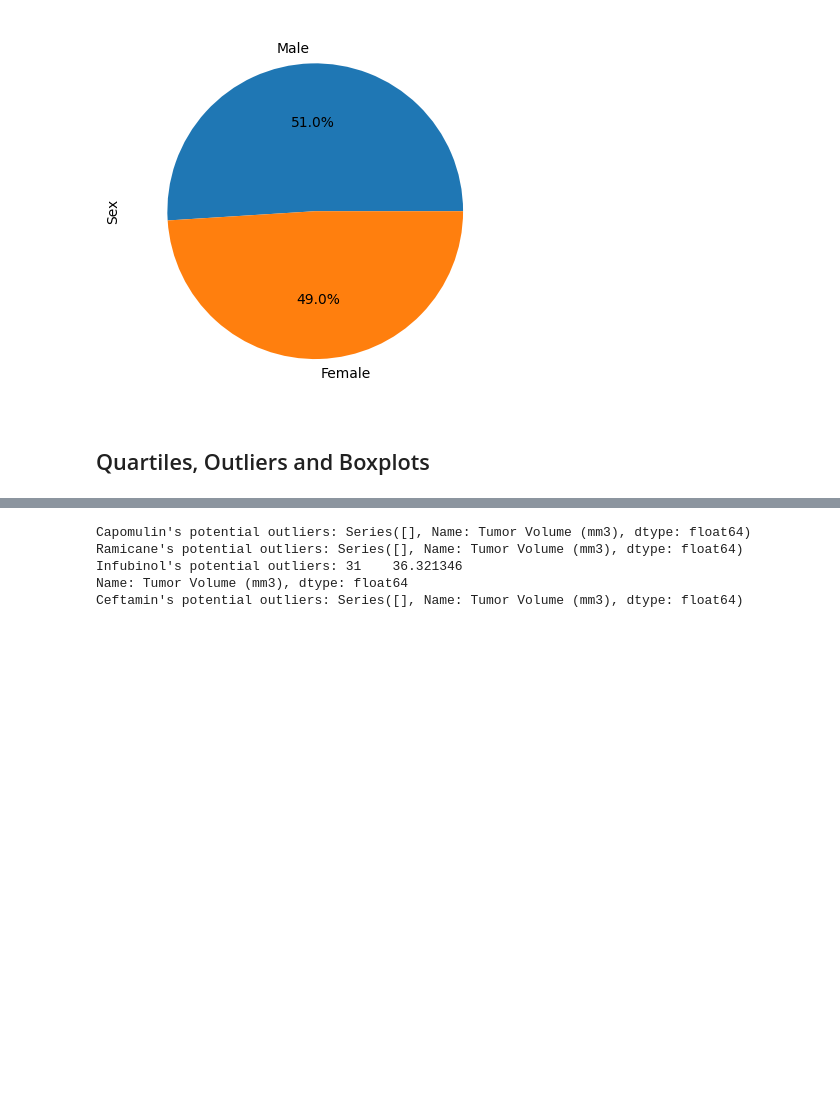
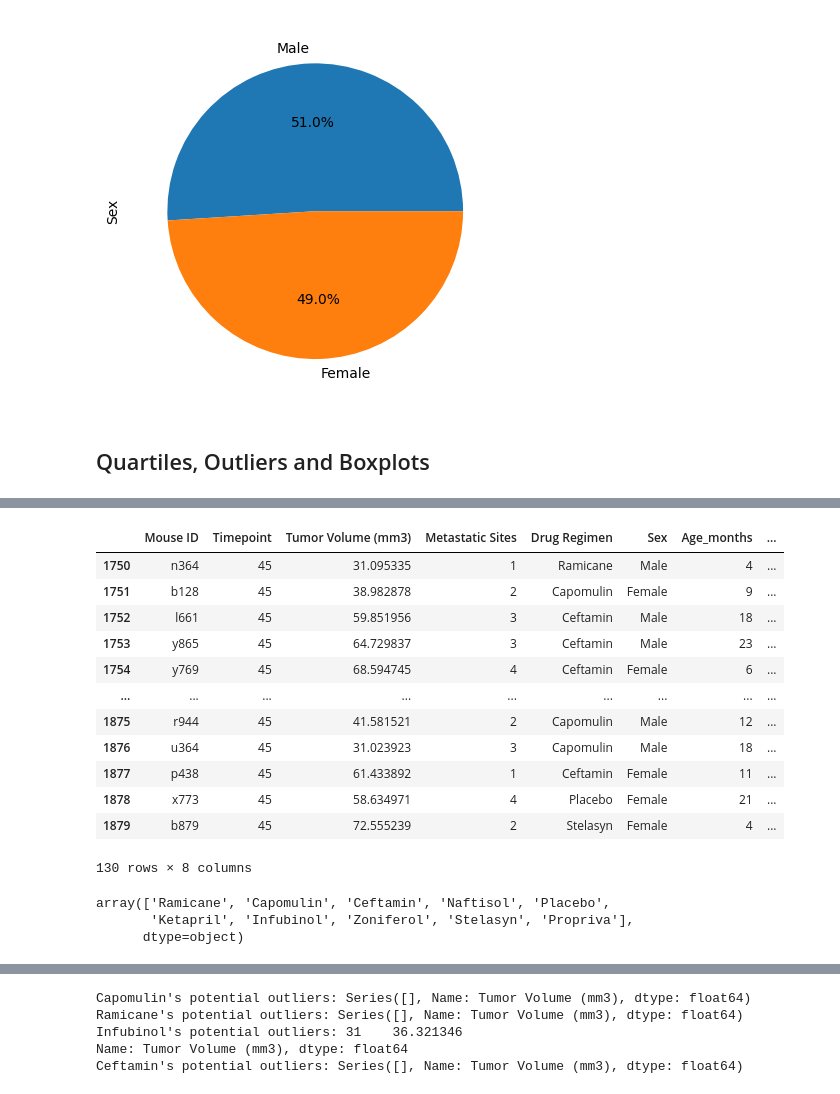
Before and after one commit to joelpangilinan/matplotlib-challenge, a Jupyter notebook: pymaceuticals_starter-Copy1.ipynb, the cells around one changed output, grey strips where cells are left out. Saved outputs shown, nothing was run; the diff lists cells and outputs as text; code cells hidden in the pictures; blank space fills up the shorter version.

```diff
--- a/pymaceuticals_starter-Copy1.ipynb
+++ b/pymaceuticals_starter-Copy1.ipynb
@@ -398,0 +437,32 @@ Text(0, 0.5, 'Sex')
+# %%
+# Calculate the final tumor volume of each mouse across four of the treatment regimens:
+# Capomulin, Ramicane, Infubinol, and Ceftamin
+# Start by getting the last (greatest) timepoint for each mouse
+
+# Get only the 45th day values which should indicate the final tumor volume
+final_tumor_volume_df = clean_combined_data_df[(clean_combined_data_df["Timepoint"] == 45)]
+final_tumor_volume_df
+# %% [output]
+|  | Mouse ID | Timepoint | Tumor Volume (mm3) | Metastatic Sites | Drug Regimen | Sex | Age_months | ... |
+| 1750 | n364 | 45 | 31.095335 | 1 | Ramicane | Male | 4 | ... |
+| 1751 | b128 | 45 | 38.982878 | 2 | Capomulin | Female | 9 | ... |
+| 1752 | l661 | 45 | 59.851956 | 3 | Ceftamin | Male | 18 | ... |
+| 1753 | y865 | 45 | 64.729837 | 3 | Ceftamin | Male | 23 | ... |
+| 1754 | y769 | 45 | 68.594745 | 4 | Ceftamin | Female | 6 | ... |
+| ... | ... | ... | ... | ... | ... | ... | ... | ... |
+| 1875 | r944 | 45 | 41.581521 | 2 | Capomulin | Male | 12 | ... |
+| 1876 | u364 | 45 | 31.023923 | 3 | Capomulin | Male | 18 | ... |
+| 1877 | p438 | 45 | 61.433892 | 1 | Ceftamin | Female | 11 | ... |
+| 1878 | x773 | 45 | 58.634971 | 4 | Placebo | Female | 21 | ... |
+| 1879 | b879 | 45 | 72.555239 | 2 | Stelasyn | Female | 4 | ... |
+130 rows × 8 columns
+# %%
+# list all the unique drug regimen in order know which to drug regimen to drop
+final_tumor_volume_df["Drug Regimen"].unique()
+
+# Drug regimen to keep: Capomulin, Ramicane, Infubinol, and Ceftamin
+# Drug regimen to drop: Naftisol, Placebo, Ketapril, Zoniferol, Stelasyn, and Propriva
+# %% [output]
+array(['Ramicane', 'Capomulin', 'Ceftamin', 'Naftisol', 'Placebo',
+       'Ketapril', 'Infubinol', 'Zoniferol', 'Stelasyn', 'Propriva'],
+      dtype=object)
```
Also changed, not shown: parts of 9 cells of this notebook, 1 other file.
